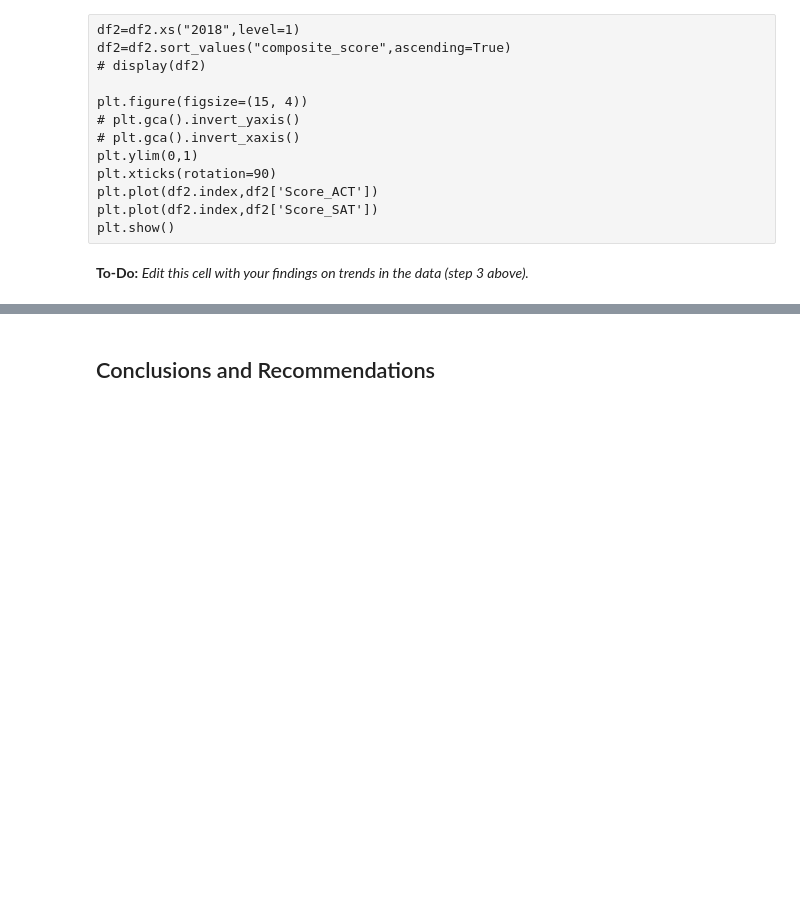
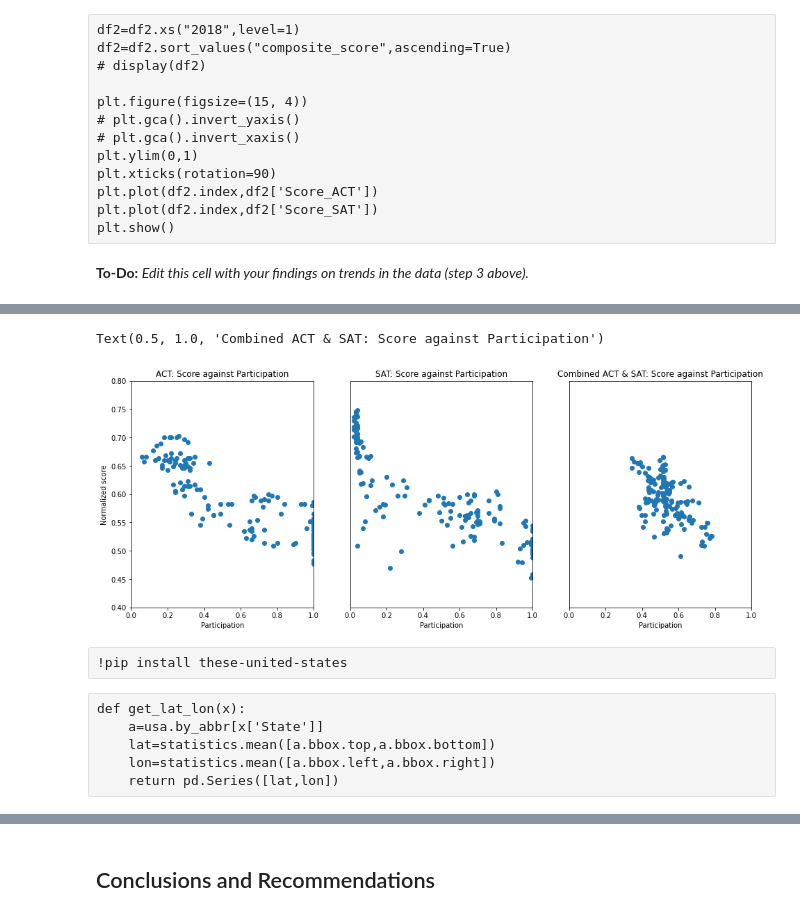
Before and after one commit to garyfoohw/GA_DSIF_project_1, a Jupyter notebook: code/starter-code.ipynb, the cells around one changed output, grey strips where cells are left out. Saved outputs shown, nothing was run; the diff lists cells and outputs as text; code cells hidden in the pictures; blank space fills up the shorter version.

```diff
--- a/code/starter-code.ipynb
+++ b/code/starter-code.ipynb
@@ -534,0 +607,8 @@ Here are some prompts to get you started with visualizations. Feel free to add a
+# %%
+df['P_TOT']=(df['P_SAT']+df['P_ACT'])/2
+df['S_TOT']=(df['S_SAT']+df['S_ACT'])/2
+df['P_COMP']=df['P_SAT']-df['P_ACT']
+df['S_COMP']=df['S_SAT']-df['S_ACT']
+# %%
+#make a backup copy
+df_orig=df.copy()
@@ -534,0 +649,39 @@ Here are some prompts to get you started with visualizations. Feel free to add a
+# %%
+df=df_orig.copy()
+plt.figure(figsize = (16,6))
+ylim=[0.4,0.8]
+
+ax1=plt.subplot(1,3,1)
+ax1.scatter(df['P_ACT'],df['S_ACT'])
+ax1.set_xlim([0, 1])
+ax1.set_ylim(ylim)
+ax1.set_ylabel("Normalized score")
+ax1.set_xlabel("Participation")
+ax1.set_title("ACT: Score against Participation")
+
+ax2=plt.subplot(1,3,2)
+ax2.scatter(df['P_SAT'],df['S_SAT'])
+ax2.set_xlim([0, 1])
+ax2.set_ylim(ylim)
+ax2.yaxis.set_visible(False)
+ax2.set_xlabel("Participation")
+ax2.set_title("SAT: Score against Participation")
+
+ax3=plt.subplot(1,3,3)
+ax3.scatter(df['P_TOT'],df['S_TOT'])
+ax3.set_xlim([0, 1])
+ax3.set_ylim(ylim)
+ax3.yaxis.set_visible(False)
+ax3.set_xlabel("Participation")
+ax3.set_title("Combined ACT & SAT: Score against Participation")
+# %% [output]
+Text(0.5, 1.0, 'Combined ACT & SAT: Score against Participation')
+[figure, added]
+# %% [raw]
+!pip install these-united-states
+# %% [raw]
+def get_lat_lon(x):
+    a=usa.by_abbr[x['State']]
+    lat=statistics.mean([a.bbox.top,a.bbox.bottom])
+    lon=statistics.mean([a.bbox.left,a.bbox.right])
+    return pd.Series([lat,lon])
```
Also changed, not shown: parts of 33 cells of this notebook.
